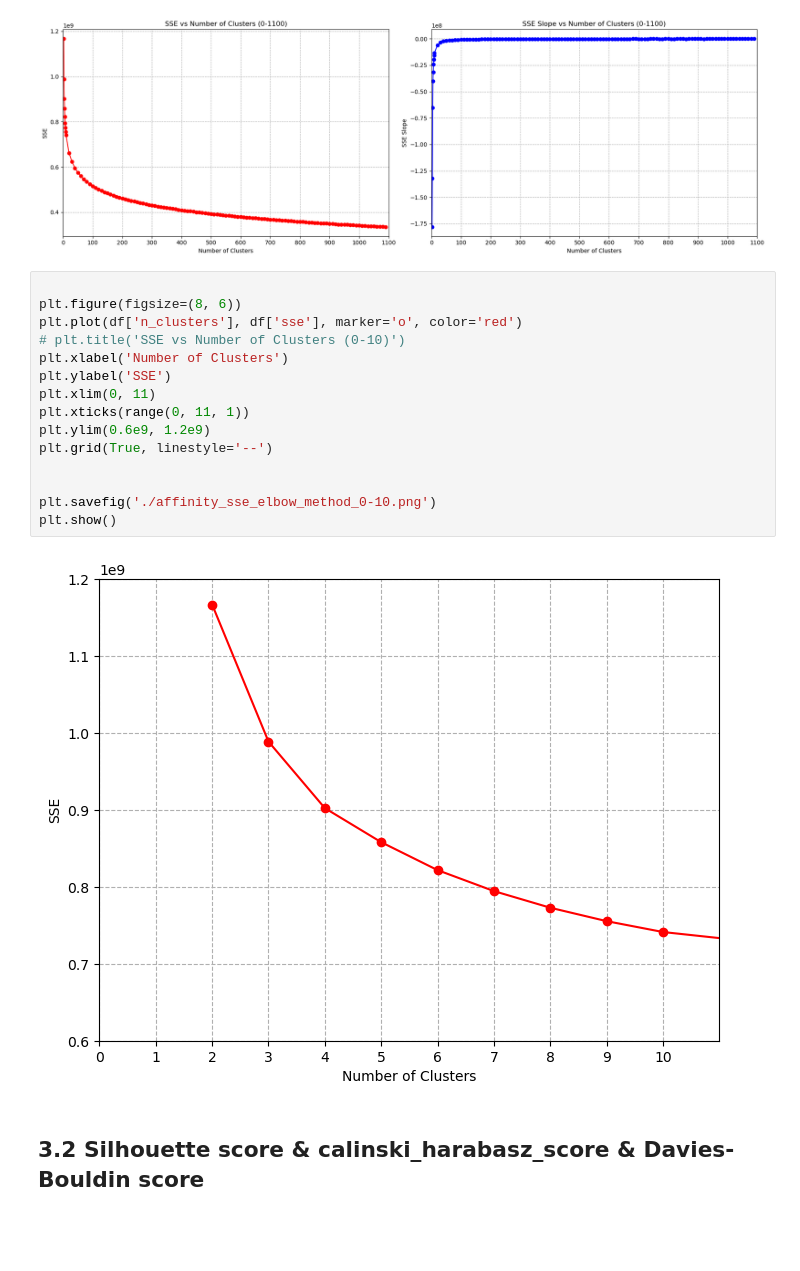
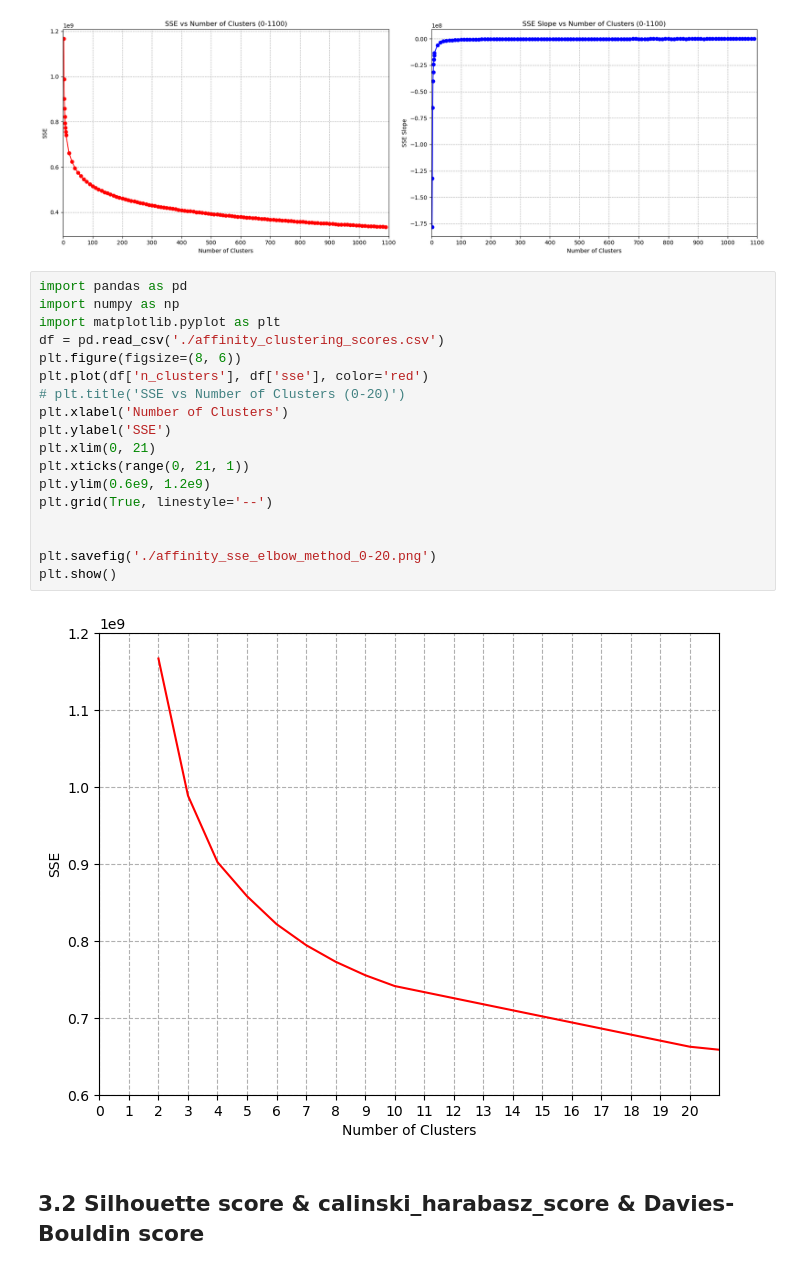
Before and after one commit to LaneyGUO/CASA0010_Dissertation_Finland_Study, a Jupyter notebook: 3-clustering/2-affinity_clustering/step2-clustering/affinity_clustering.ipynb, the cells around one changed output. Cells and saved outputs as stored; diff of their text form; blank space fills up the shorter version.

```diff
--- a/3-clustering/2-affinity_clustering/step2-clustering/affinity_clustering.ipynb
+++ b/3-clustering/2-affinity_clustering/step2-clustering/affinity_clustering.ipynb
@@ -295,22 +295,25 @@ plt.show()
 # %% [output]
 [figure]
 # %%
-
+import pandas as pd
+import numpy as np
+import matplotlib.pyplot as plt
+df = pd.read_csv('./affinity_clustering_scores.csv')
 plt.figure(figsize=(8, 6))
-plt.plot(df['n_clusters'], df['sse'], marker='o', color='red')
-# plt.title('SSE vs Number of Clusters (0-10)')
+plt.plot(df['n_clusters'], df['sse'], color='red')
+# plt.title('SSE vs Number of Clusters (0-20)')
 plt.xlabel('Number of Clusters')
 plt.ylabel('SSE')
-plt.xlim(0, 11)
-plt.xticks(range(0, 11, 1))
+plt.xlim(0, 21)
+plt.xticks(range(0, 21, 1))
 plt.ylim(0.6e9, 1.2e9)
 plt.grid(True, linestyle='--')
 
 
-plt.savefig('./affinity_sse_elbow_method_0-10.png')
+plt.savefig('./affinity_sse_elbow_method_0-20.png')
 plt.show()
 # %% [output]
-[figure, old version]
+[figure, new version]
 # %% [markdown]
 ## 3.2 Silhouette score & calinski_harabasz_score & Davies-Bouldin score
 # %%
```
Also changed, not shown: parts of 3 cells of this notebook.
